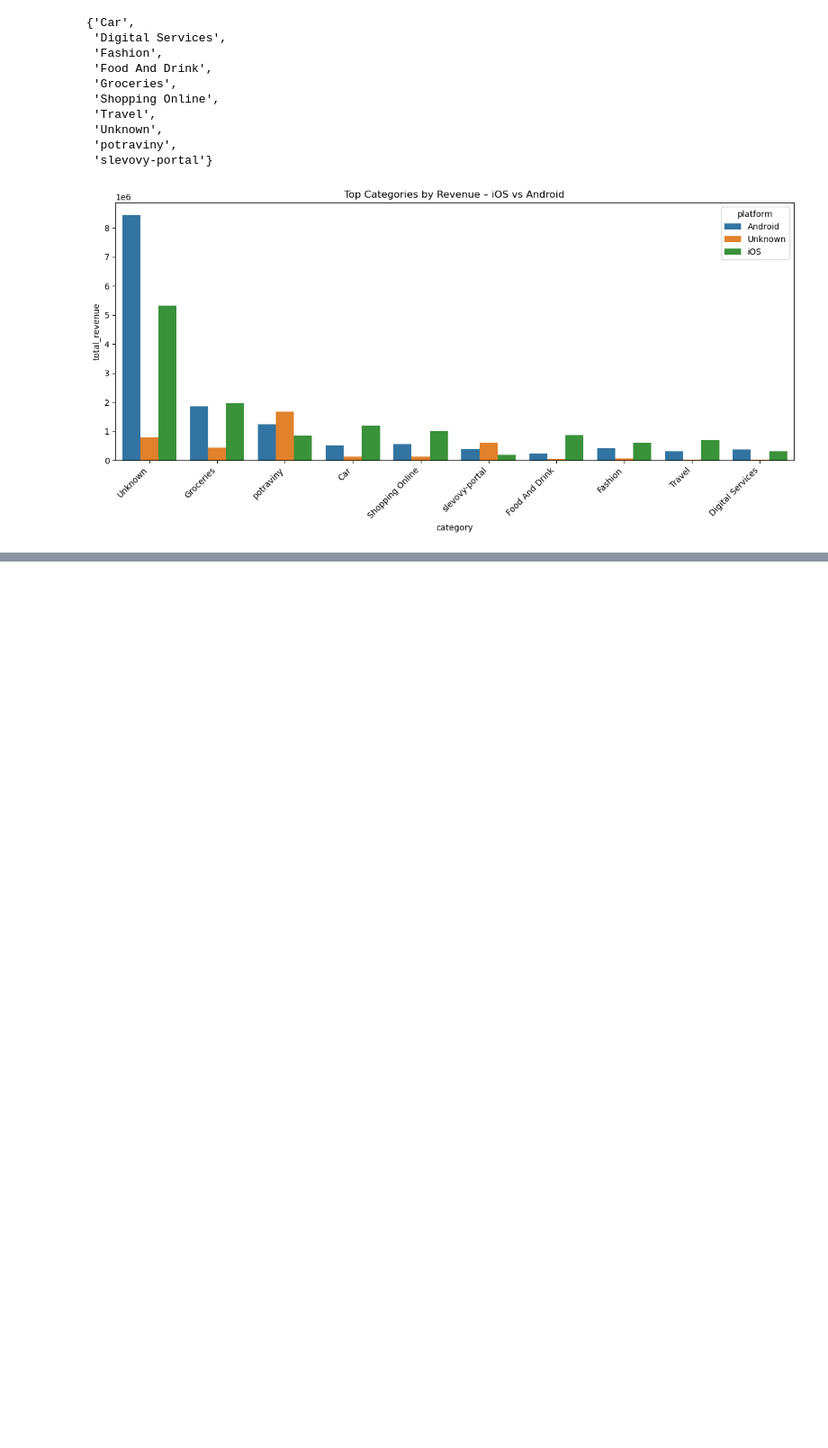
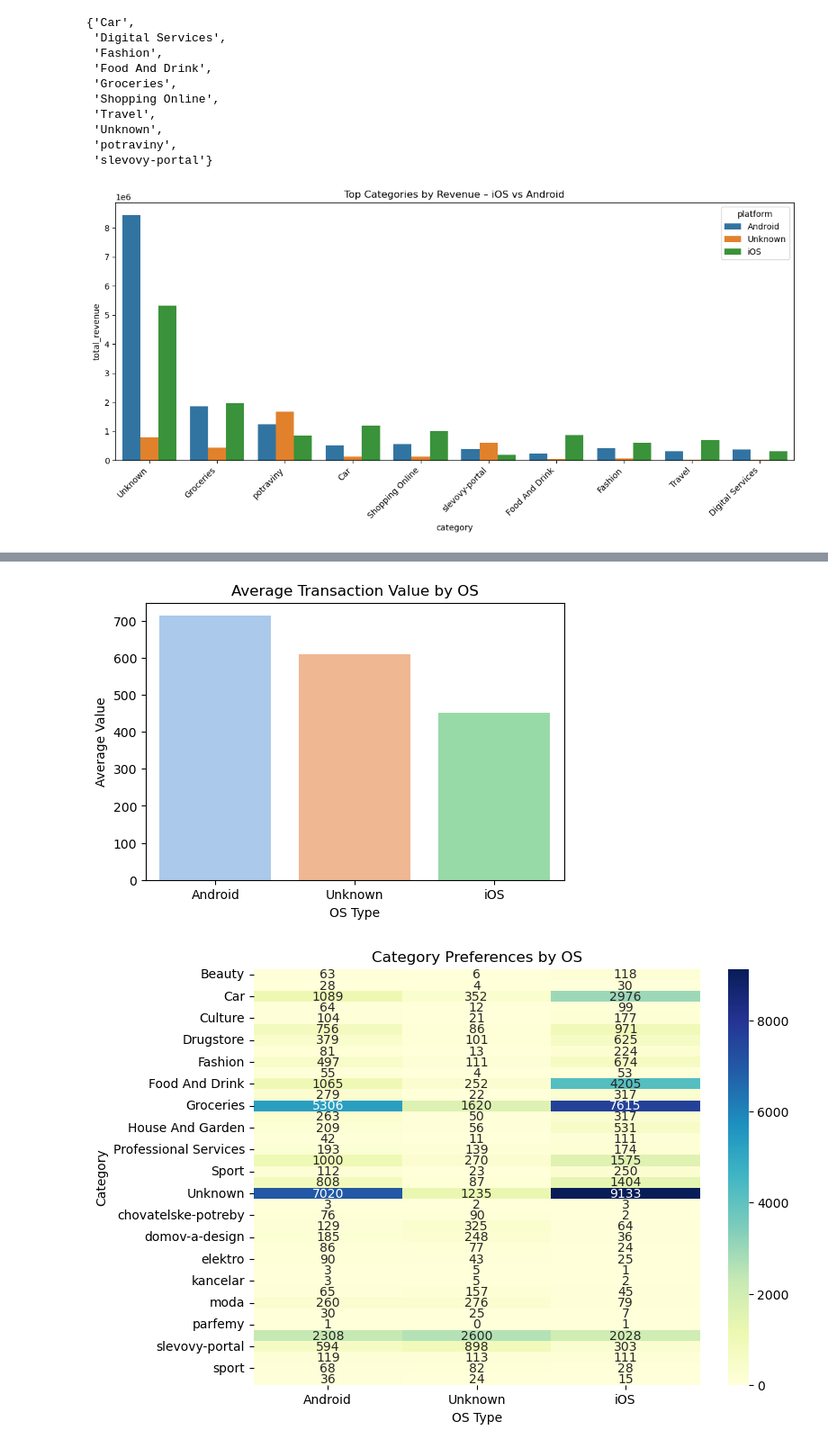
Before and after one commit to akorablov/Project_Twisto, a Jupyter notebook: twisto_project/3_OS_users_analysis.ipynb, the cells around one changed output, grey strips where cells are left out. Shown at 90% size. Saved outputs shown, nothing was run; the diff lists cells and outputs as text; code cells hidden in the pictures; blank space fills up the shorter version.

```diff
--- a/twisto_project/3_OS_users_analysis.ipynb
+++ b/twisto_project/3_OS_users_analysis.ipynb
@@ -231,0 +246,53 @@ plt.show()
+# %%
+# 1. Number of transactions per OS
+transactions_per_os = df_trans_platform.groupby('platform')['id'].count()
+
+# 2. Average transaction value (AOV) per OS
+avg_order_value = df_trans_platform.groupby('platform')['total_price_vat'].mean()
+
+# 3. Total spending per user (group by user first, then aggregate by OS)
+user_spending = df_trans_platform.groupby(['user', 'platform'])['total_price_vat'].sum().reset_index()
+avg_spending_per_user = user_spending.groupby('platform')['total_price_vat'].mean()
+
+# 4. Top categories by OS
+category_distribution = df_trans_platform.groupby(['platform', 'category'])['id'].count().reset_index()
+category_distribution = category_distribution.sort_values(['platform','id'], ascending=[True, False])
+
+# 5. Top merchants by OS
+merchant_distribution = df_trans_platform.groupby(['platform', 'merchant'])['id'].count().reset_index()
+merchant_distribution = merchant_distribution.sort_values(['platform','id'], ascending=[True, False])
+# %%
+# Compare average transaction value
+plt.figure(figsize=(6,4))
+sns.barplot(
+    data=avg_order_value.reset_index(),
+    x="platform",
+    y="total_price_vat",
+    hue="platform",              # tell seaborn to color by os_type
+    palette="pastel",
+    legend=False                # don’t show duplicate legend
+)
+plt.title("Average Transaction Value by OS")
+plt.ylabel("Average Value")
+plt.xlabel("OS Type")
+plt.show()
+
+
+# Category preferences heatmap
+pivot_cat = df_trans_platform.pivot_table(
+    index='category',
+    columns='platform',   # <-- fix here
+    values='id',
+    aggfunc='count',
+    fill_value=0
+)
+
+plt.figure(figsize=(8,6))
+sns.heatmap(pivot_cat, annot=True, fmt="d", cmap="YlGnBu")
+plt.title("Category Preferences by OS")
+plt.ylabel("Category")
+plt.xlabel("OS Type")
+plt.show()
+# %% [output]
+[figure, added]
+[figure, added]
```
Also changed, not shown: parts of 3 cells of this notebook.
